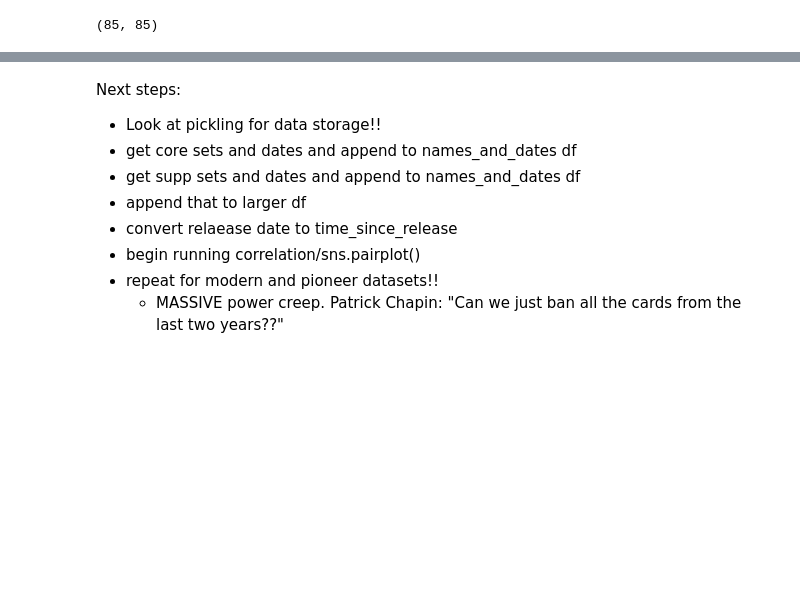
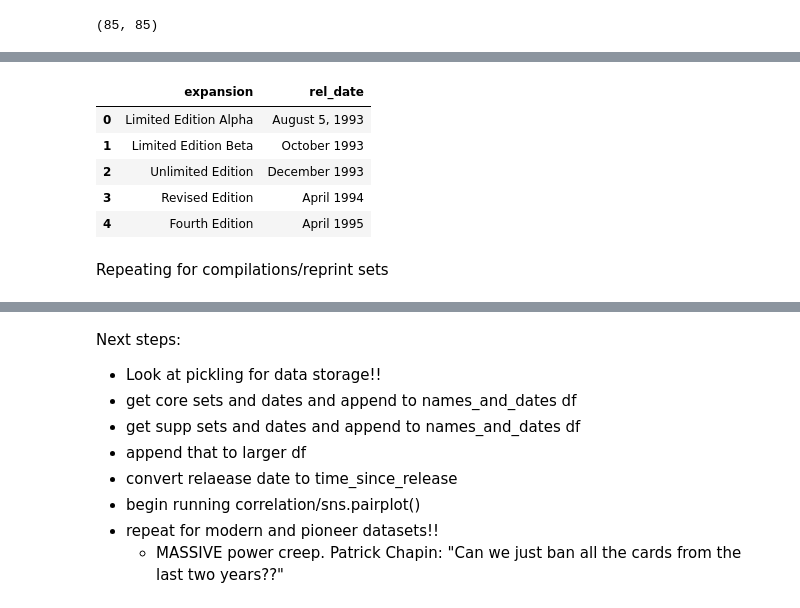
Before and after one commit to njaffe/Price_prediction_linear_regression, a Jupyter notebook: Project_2_Jaffe_N.ipynb, the cells around one changed output, grey strips where cells are left out. Cells and saved outputs as stored; diff of their text form; code cells hidden in the pictures; blank space fills up the shorter version.

```diff
--- a/Project_2_Jaffe_N.ipynb
+++ b/Project_2_Jaffe_N.ipynb
@@ -869,0 +1034,16 @@ soup.find_all('table', class_ = 'wikitable')[0]
+# %%
+# Removing [] from core release dates
+
+core_set_dates_new = []
+for i in core_set_dates:
+    if '[' in i:
+        if i[-5] == '[': # two digits in brackets
+            i = i[:-5]
+            core_set_dates_new.append(i)
+        else:  # one digits in brackets
+            i=i[:-4]
+            core_set_dates_new.append(i)
+    else: core_set_dates_new.append(i)
+# set_dates_new[51] = set_dates_new[51][:-5]
+
+core_set_dates_new
@@ -869,0 +1068,14 @@ soup.find_all('table', class_ = 'wikitable')[0]
+# %%
+# Making core set frame
+
+core_sets_and_rel_dates = pd.DataFrame(list(zip(core_expansion_names, core_set_dates_new)), columns = ['expansion', 'rel_date'])
+core_sets_and_rel_dates.head()
+# %% [output]
+|  | expansion | rel_date |
+| 0 | Limited Edition Alpha | August 5, 1993 |
+| 1 | Limited Edition Beta | October 1993 |
+| 2 | Unlimited Edition | December 1993 |
+| 3 | Revised Edition | April 1994 |
+| 4 | Fourth Edition | April 1995 |
+# %% [markdown]
+Repeating for compilations/reprint sets
```
Also changed, not shown: parts of 77 cells of this notebook.
